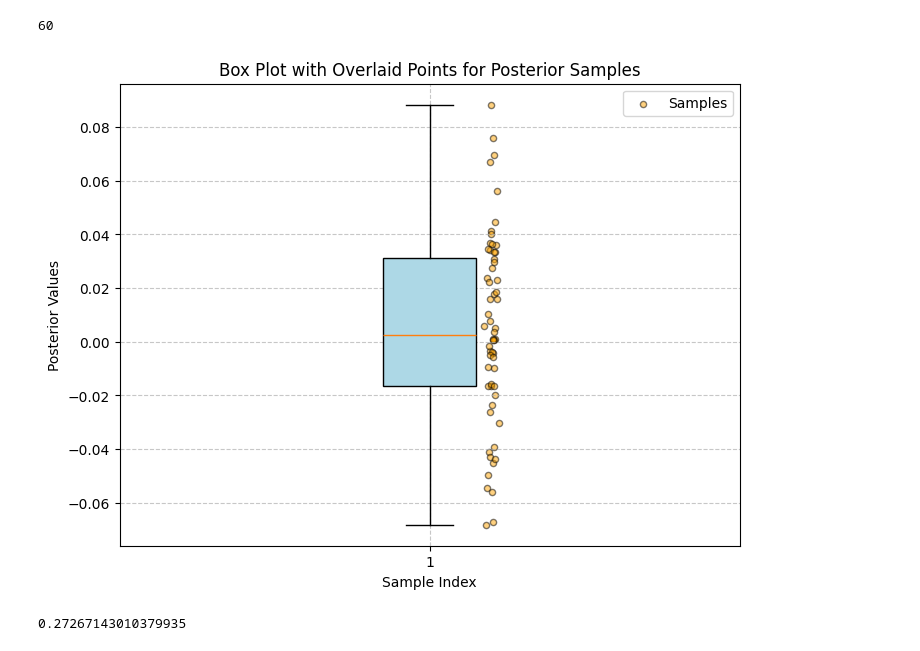
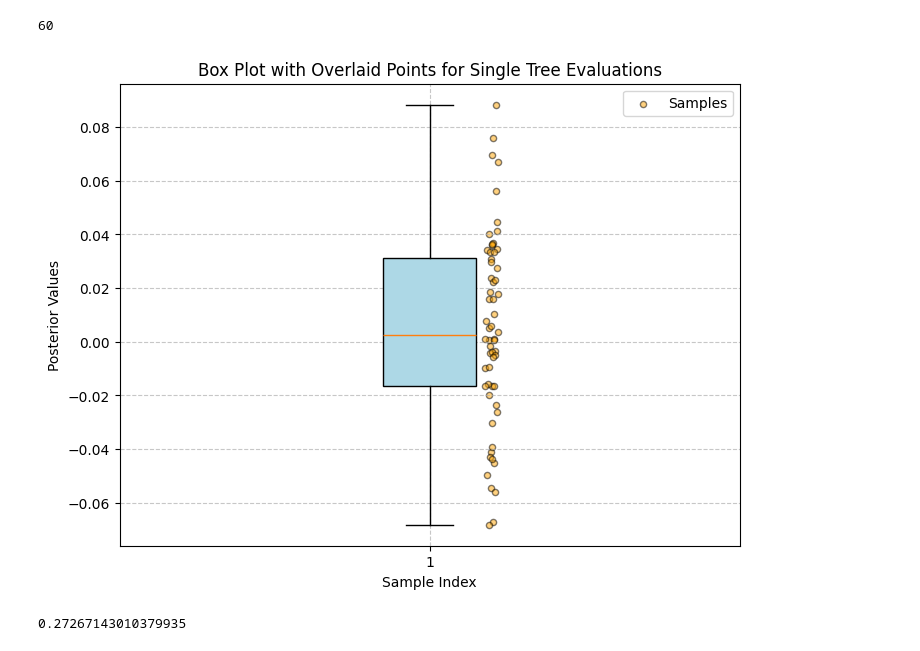
Before and after one commit to yanshuotan/bart-playground, a Jupyter notebook: notebooks/01_debug copy.ipynb, the cells around one changed output. Cells and saved outputs as stored; diff of their text form; code cells hidden in the pictures.

```diff
--- a/notebooks/01_debug copy.ipynb
+++ b/notebooks/01_debug copy.ipynb
@@ -147,19 +147,19 @@ len(eval_single)
 # %%
 plt.figure(figsize=(8, 6))
 plt.boxplot(eval_single, vert=True, patch_artist=True, boxprops=dict(facecolor='lightblue'))
 for i in range(len(eval_single)):
     y = eval_single[i]
     x = np.random.normal(1.1, 0.005, size=1)
     plt.scatter(x, y, alpha=0.5, color='orange', edgecolor='k', s=20, label='Samples' if i == 0 else None)
 
-plt.title('Box Plot with Overlaid Points for Posterior Samples')
+plt.title('Box Plot with Overlaid Points for Single Tree Evaluations')
 plt.ylabel('Posterior Values')
 plt.xlabel('Sample Index')
 plt.grid(True, linestyle='--', alpha=0.7)
 plt.legend()
 plt.show()
 # %% [output]
-[figure, old version]
+[figure, new version]
 # %%
 np.sum(eval_single)
 # %% [output]
```
Also changed, not shown: parts of 2 cells of this notebook, 7 other files.
